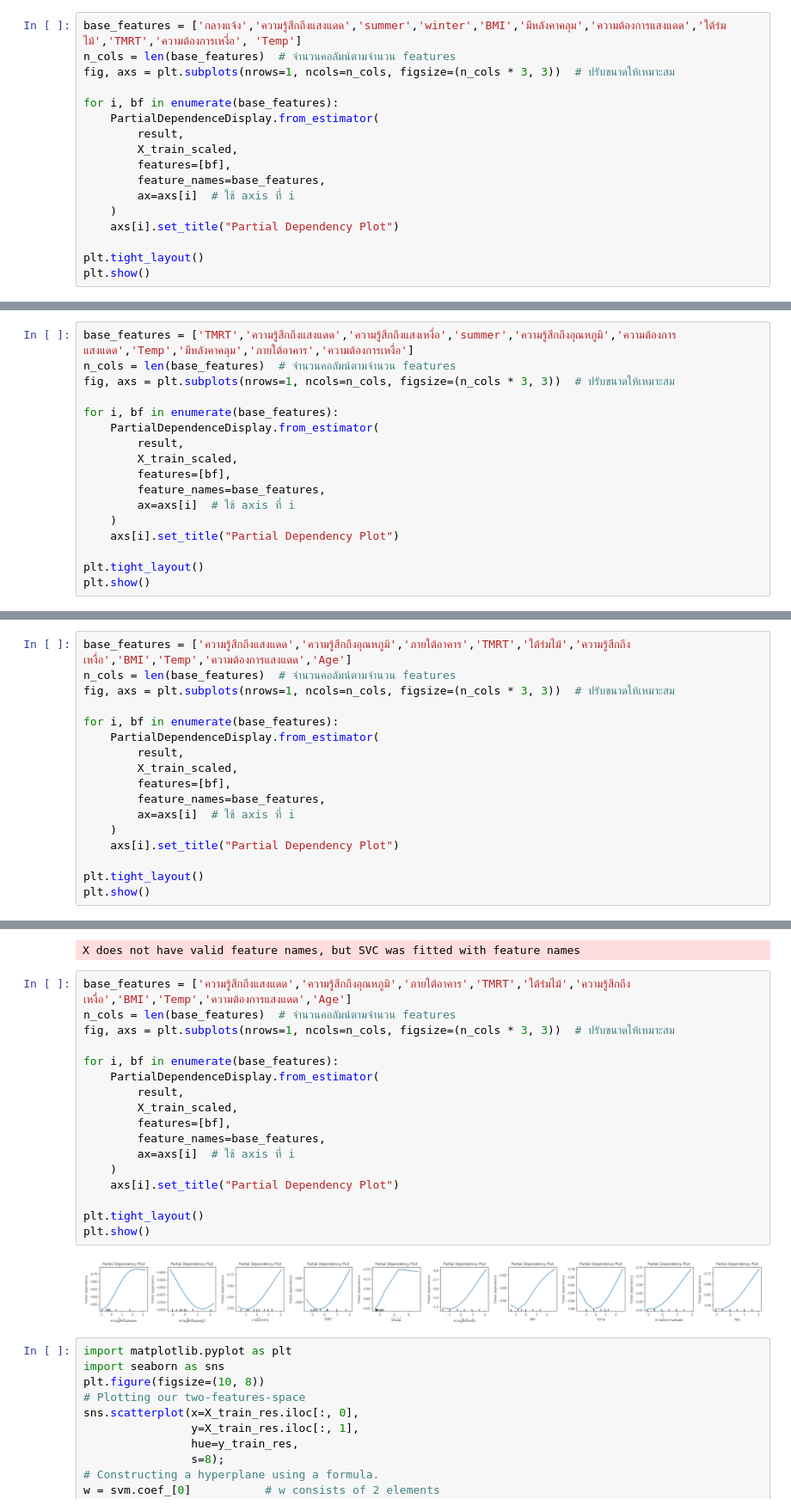
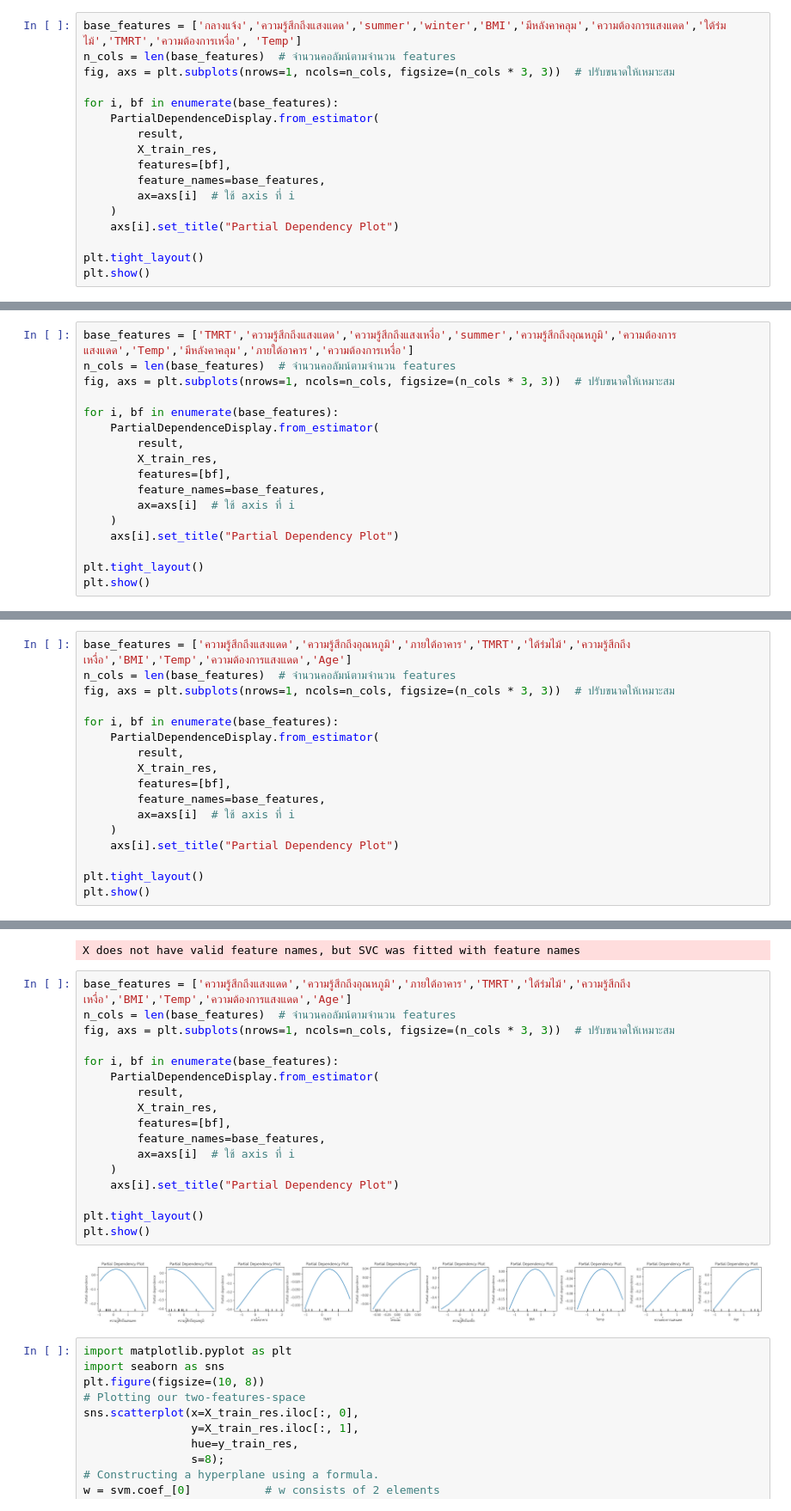
Before and after one commit to Thipwadee/Project2, a Jupyter notebook: TA_Clf_Models_Explained.ipynb, the cells around one changed output, grey strips where cells are left out. Shown at 86% size. Cells and saved outputs as stored; diff of their text form.

```diff
--- a/TA_Clf_Models_Explained.ipynb
+++ b/TA_Clf_Models_Explained.ipynb
@@ -339,7 +313,7 @@ fig, axs = plt.subplots(nrows=1, ncols=n_cols, figsize=(n_cols * 3, 3))  # ป
 for i, bf in enumerate(base_features):
     PartialDependenceDisplay.from_estimator(
         result,
-        X_train_scaled,
+        X_train_res,
         features=[bf],
         feature_names=base_features,
         ax=axs[i]  # ใช้ axis ที่ i
@@ -530,7 +384,7 @@ fig, axs = plt.subplots(nrows=1, ncols=n_cols, figsize=(n_cols * 3, 3))  # ป
 for i, bf in enumerate(base_features):
     PartialDependenceDisplay.from_estimator(
         result,
-        X_train_scaled,
+        X_train_res,
         features=[bf],
         feature_names=base_features,
         ax=axs[i]  # ใช้ axis ที่ i
@@ -605,7 +459,7 @@ fig, axs = plt.subplots(nrows=1, ncols=n_cols, figsize=(n_cols * 3, 3))  # ป
 for i, bf in enumerate(base_features):
     PartialDependenceDisplay.from_estimator(
         result,
-        X_train_scaled,
+        X_train_res,
         features=[bf],
         feature_names=base_features,
         ax=axs[i]  # ใช้ axis ที่ i
@@ -651,22 +505,22 @@ X does not have valid feature names, but SVC was fitted with feature names
 # %%
 base_features = ['ความรู้สึกถึงแสงแดด','ความรู้สึกถึงอุณหภูมิ','ภายใต้อาคาร','TMRT','ใต้ร่มไม้','ความรู้สึกถึงเหงื่อ','BMI','Temp','ความต้องการแสงแดด','Age']
 n_cols = len(base_features)  # จำนวนคอลัมน์ตามจำนวน features
 fig, axs = plt.subplots(nrows=1, ncols=n_cols, figsize=(n_cols * 3, 3))  # ปรับขนาดให้เหมาะสม
 
 for i, bf in enumerate(base_features):
     PartialDependenceDisplay.from_estimator(
         result,
-        X_train_scaled,
+        X_train_res,
         features=[bf],
         feature_names=base_features,
         ax=axs[i]  # ใช้ axis ที่ i
     )
     axs[i].set_title("Partial Dependency Plot")
 
 plt.tight_layout()
 plt.show()
 # %% [output]
-[figure, old version]
+[figure, new version]
 # %%
 import matplotlib.pyplot as plt
 import seaborn as sns
```
Also changed, not shown: parts of 24 cells of this notebook.
